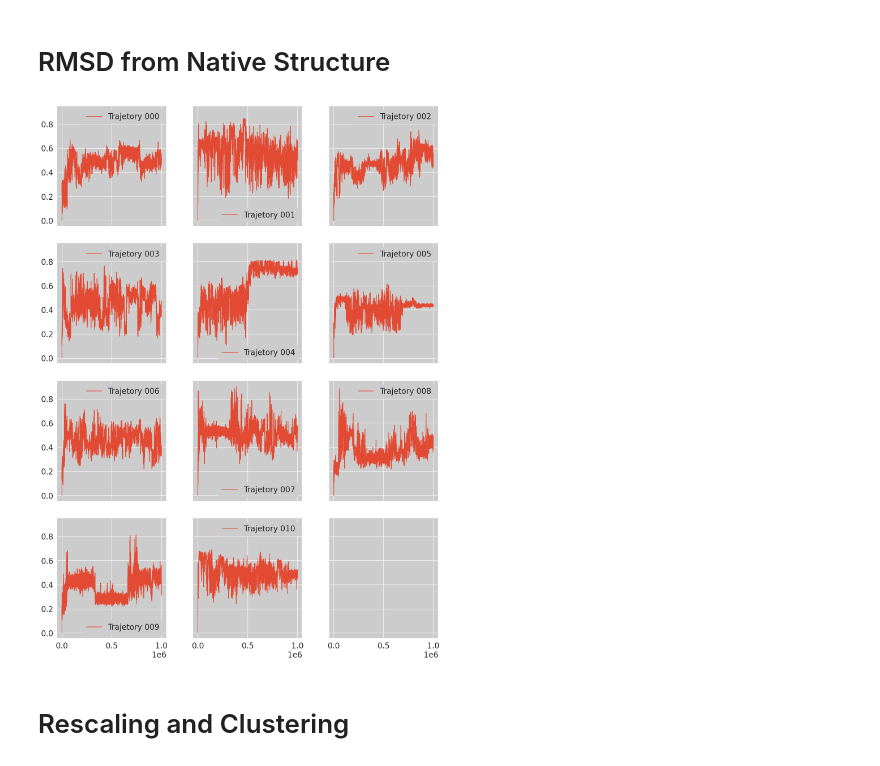
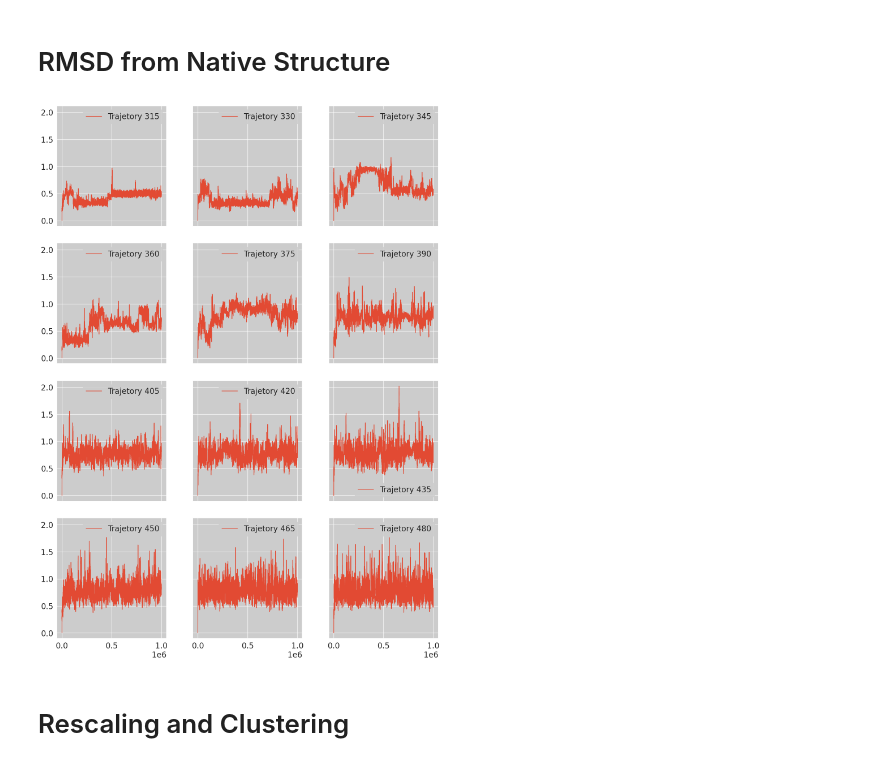
Before and after one commit to ghzuo/EscalKNM, a Jupyter notebook: notebook/EscalTM-EvaluateTraj.ipynb, the cells around one changed output. Saved outputs shown, nothing was run; the diff lists cells and outputs as text; code cells hidden in the pictures.

Commit message:
add config file for data path

```diff
--- a/notebook/EscalTM-EvaluateTraj.ipynb
+++ b/notebook/EscalTM-EvaluateTraj.ipynb
@@ -52,10 +52,14 @@ Intel(R) Extension for Scikit-learn* enabled (https://github.com/intel/scikit-le
 # Parameters
 # %%
 ## the data directory
-filePref = os.path.expanduser('~/data/gromacs/') + "data.Hairpin/1le1/htSeed/MD-clst"
+import config as cfg
+#filePref = cfg.datapath + "MD-clst"
+filePref = cfg.unfoldpath
+fileSuff = ".xtc"
 
 ## the input trajs
-trajs = range(0,len(glob.glob(filePref + "*.xtc")))
+trajs = [x.replace(filePref, "").replace(fileSuff, "")
+         for x in sorted(glob.glob(filePref + "*" + fileSuff))]
 # %%
 ## The data per frames
 skip = 1
@@ -75,14 +79,14 @@ evalute = et.evalute.cluster
 # %%
 nrow = (len(trajs) - 1) // 3 + 1
 fig, axs = plt.subplots(nrow,3,sharex=True,sharey=True,figsize=(15,5*nrow))
 fig.tight_layout()
 for ax,i in zip(axs.reshape(axs.size),trajs):
-    fn = "{:s}{:03d}-CaRMS.xvg".format(filePref,i)
+    fn = "{:s}{:s}-CaRMS.xvg".format(filePref,i)
     rms = np.loadtxt(fn, comments=["@","#"])
-    ax.plot(rms[:,0], rms[:,1], label="Trajetory {:03d}".format(i))
+    ax.plot(rms[:,0], rms[:,1], label="Trajetory {:s}".format(i))
     ax.legend()
 # %% [output]
-[figure, old version]
+[figure, new version]
 # %%
 fig.savefig(filePref + "-CaRMS.pdf")
 # %% [markdown]
```
Also changed, not shown: parts of 5 cells of this notebook, 4 other files.
